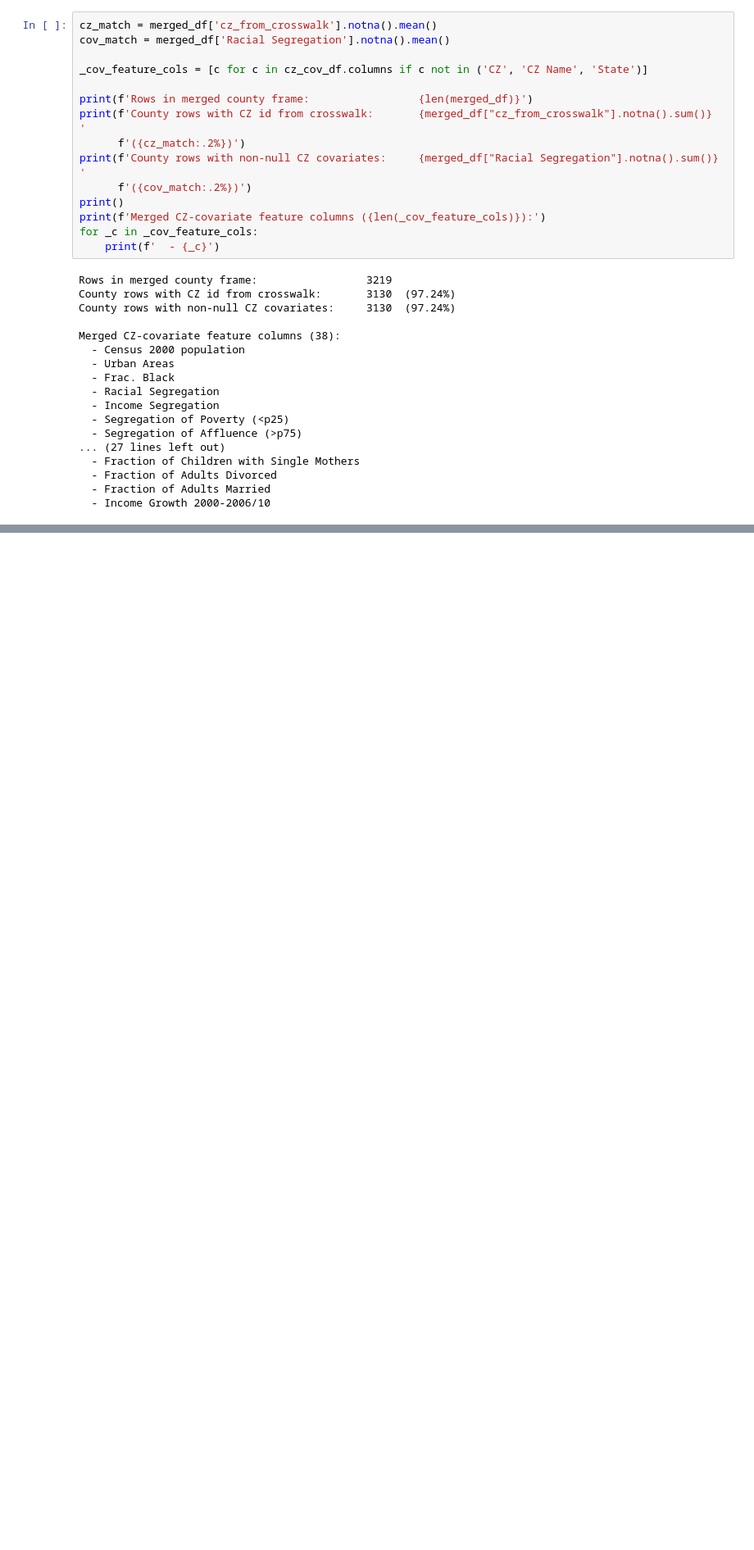
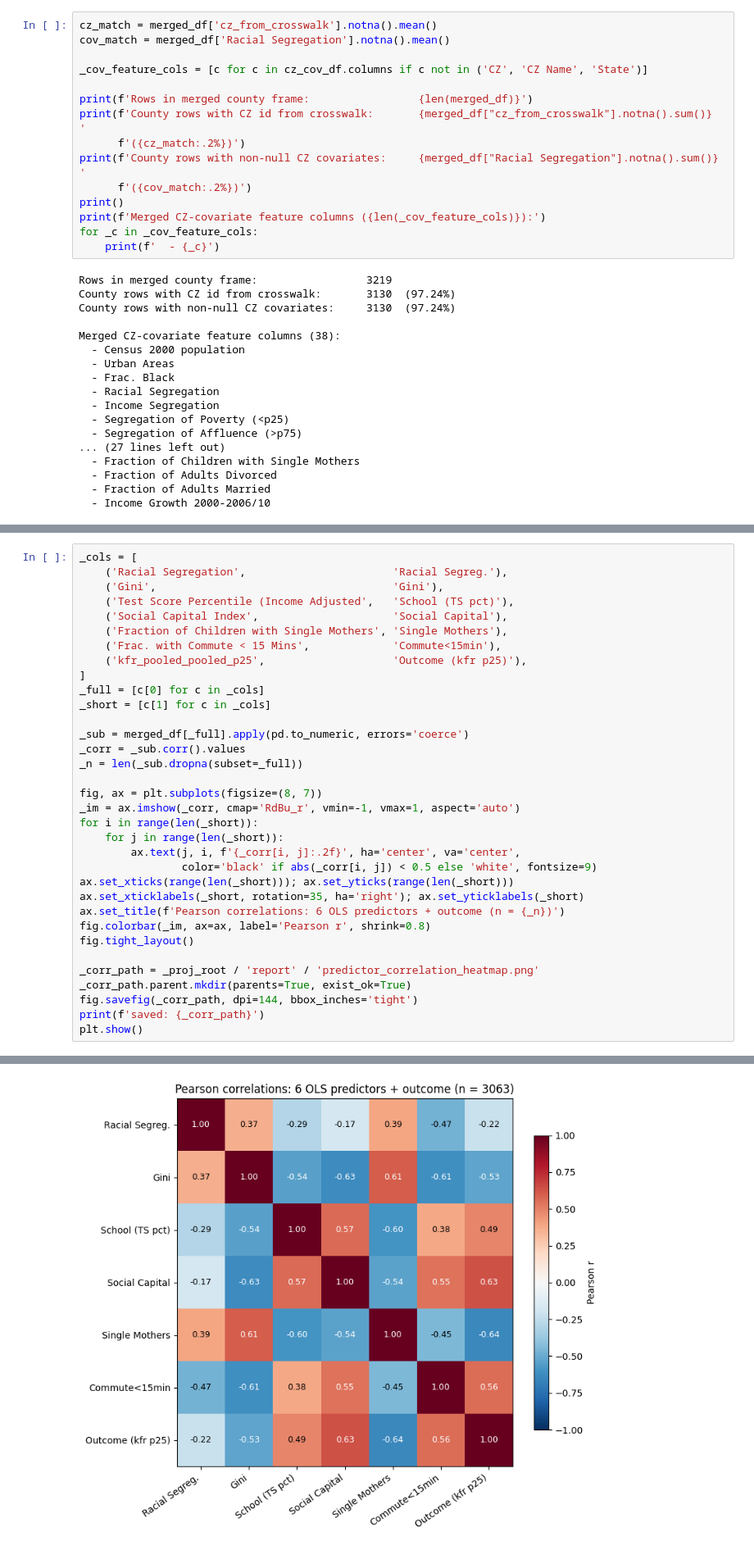
Before and after one commit to pollen0/econ148-final, a Jupyter notebook: notebooks/01_data_inspection_executed.ipynb, the cells around one changed output, grey strips where cells are left out. Shown at 82% size. Saved outputs shown, nothing was run; the diff lists cells and outputs as text; blank space fills up the shorter version.

```diff
--- a/notebooks/01_data_inspection_executed.ipynb
+++ b/notebooks/01_data_inspection_executed.ipynb
@@ -578,0 +628,35 @@ Merged CZ-covariate feature columns (38):
+# %%
+_cols = [
+    ('Racial Segregation',                       'Racial Segreg.'),
+    ('Gini',                                     'Gini'),
+    ('Test Score Percentile (Income Adjusted',   'School (TS pct)'),
+    ('Social Capital Index',                     'Social Capital'),
+    ('Fraction of Children with Single Mothers', 'Single Mothers'),
+    ('Frac. with Commute < 15 Mins',             'Commute<15min'),
+    ('kfr_pooled_pooled_p25',                    'Outcome (kfr p25)'),
+]
+_full = [c[0] for c in _cols]
+_short = [c[1] for c in _cols]
+
+_sub = merged_df[_full].apply(pd.to_numeric, errors='coerce')
+_corr = _sub.corr().values
+_n = len(_sub.dropna(subset=_full))
+
+fig, ax = plt.subplots(figsize=(8, 7))
+_im = ax.imshow(_corr, cmap='RdBu_r', vmin=-1, vmax=1, aspect='auto')
+for i in range(len(_short)):
+    for j in range(len(_short)):
+        ax.text(j, i, f'{_corr[i, j]:.2f}', ha='center', va='center',
+                color='black' if abs(_corr[i, j]) < 0.5 else 'white', fontsize=9)
+ax.set_xticks(range(len(_short))); ax.set_yticks(range(len(_short)))
+ax.set_xticklabels(_short, rotation=35, ha='right'); ax.set_yticklabels(_short)
+ax.set_title(f'Pearson correlations: 6 OLS predictors + outcome (n = {_n})')
+fig.colorbar(_im, ax=ax, label='Pearson r', shrink=0.8)
+fig.tight_layout()
+
+_corr_path = _proj_root / 'report' / 'predictor_correlation_heatmap.png'
+_corr_path.parent.mkdir(parents=True, exist_ok=True)
+fig.savefig(_corr_path, dpi=144, bbox_inches='tight')
+print(f'saved: {_corr_path}')
+plt.show()
+# %% [output]
@@ -578,0 +664 @@ Merged CZ-covariate feature columns (38):
+[figure, added]
```
Also changed, not shown: parts of 5 cells of this notebook, 3 other files.
